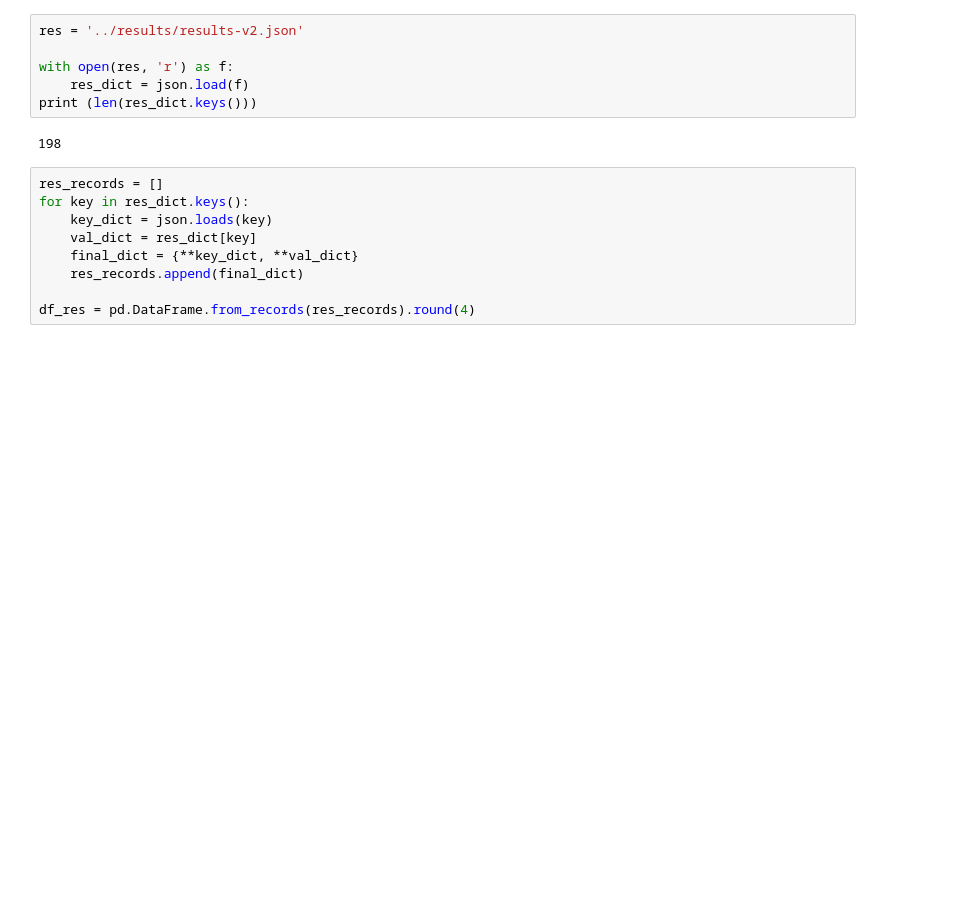
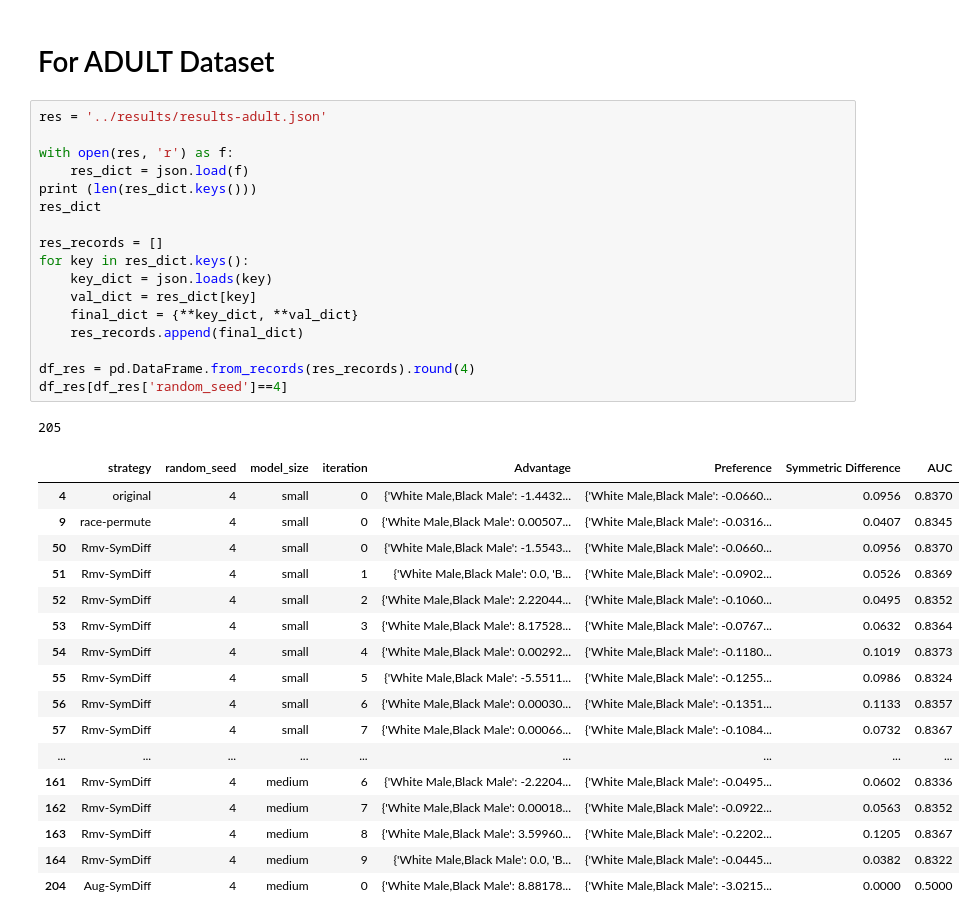
Before and after one commit to zjlxgxz/NN-verification, a Jupyter notebook: src/4-plot-fariness-auc.ipynb, the cells around one changed output. Saved outputs shown, nothing was run; the diff lists cells and outputs as text; blank space fills up the shorter version.

```diff
--- a/src/4-plot-fariness-auc.ipynb
+++ b/src/4-plot-fariness-auc.ipynb
@@ -5,17 +38,38 @@ import json
+# %% [markdown]
+# For ADULT Dataset
 # %%
-res = '../results/results-v2.json'
+res = '../results/results-adult.json'
 
 with open(res, 'r') as f:
     res_dict = json.load(f)
 print (len(res_dict.keys()))
+res_dict
+
+res_records = []
+for key in res_dict.keys():
+    key_dict = json.loads(key)
+    val_dict = res_dict[key]
+    final_dict = {**key_dict, **val_dict}
+    res_records.append(final_dict)
+
+df_res = pd.DataFrame.from_records(res_records).round(4)
+df_res[df_res['random_seed']==4]
 # %% [output]
-198
+205
+|  | strategy | random_seed | model_size | iteration | Advantage | Preference | Symmetric Difference | AUC |
+| 4 | original | 4 | small | 0 | {'White Male,Black Male': -1.4432... | {'White Male,Black Male': -0.0660... | 0.0956 | 0.8370 |
+| 9 | race-permute | 4 | small | 0 | {'White Male,Black Male': 0.00507... | {'White Male,Black Male': -0.0316... | 0.0407 | 0.8345 |
+| 50 | Rmv-SymDiff | 4 | small | 0 | {'White Male,Black Male': -1.5543... | {'White Male,Black Male': -0.0660... | 0.0956 | 0.8370 |
+| 51 | Rmv-SymDiff | 4 | small | 1 | {'White Male,Black Male': 0.0, 'B... | {'White Male,Black Male': -0.0902... | 0.0526 | 0.8369 |
+| 52 | Rmv-SymDiff | 4 | small | 2 | {'White Male,Black Male': 2.22044... | {'White Male,Black Male': -0.1060... | 0.0495 | 0.8352 |
+| 53 | Rmv-SymDiff | 4 | small | 3 | {'White Male,Black Male': 8.17528... | {'White Male,Black Male': -0.0767... | 0.0632 | 0.8364 |
+| 54 | Rmv-SymDiff | 4 | small | 4 | {'White Male,Black Male': 0.00292... | {'White Male,Black Male': -0.1180... | 0.1019 | 0.8373 |
+| 55 | Rmv-SymDiff | 4 | small | 5 | {'White Male,Black Male': -5.5511... | {'White Male,Black Male': -0.1255... | 0.0986 | 0.8324 |
+| 56 | Rmv-SymDiff | 4 | small | 6 | {'White Male,Black Male': 0.00030... | {'White Male,Black Male': -0.1351... | 0.1133 | 0.8357 |
+| 57 | Rmv-SymDiff | 4 | small | 7 | {'White Male,Black Male': 0.00066... | {'White Male,Black Male': -0.1084... | 0.0732 | 0.8367 |
+| ... | ... | ... | ... | ... | ... | ... | ... | ... |
+| 161 | Rmv-SymDiff | 4 | medium | 6 | {'White Male,Black Male': -2.2204... | {'White Male,Black Male': -0.0495... | 0.0602 | 0.8336 |
+| 162 | Rmv-SymDiff | 4 | medium | 7 | {'White Male,Black Male': 0.00018... | {'White Male,Black Male': -0.0922... | 0.0563 | 0.8352 |
+| 163 | Rmv-SymDiff | 4 | medium | 8 | {'White Male,Black Male': 3.59960... | {'White Male,Black Male': -0.2202... | 0.1205 | 0.8367 |
+| 164 | Rmv-SymDiff | 4 | medium | 9 | {'White Male,Black Male': 0.0, 'B... | {'White Male,Black Male': -0.0445... | 0.0382 | 0.8322 |
+| 204 | Aug-SymDiff | 4 | medium | 0 | {'White Male,Black Male': 8.88178... | {'White Male,Black Male': -3.0215... | 0.0000 | 0.5000 |
-# %%
-res_records = []
-for key in res_dict.keys():
-    key_dict = json.loads(key)
-    val_dict = res_dict[key]
-    final_dict = {**key_dict, **val_dict}
-    res_records.append(final_dict)
-
-df_res = pd.DataFrame.from_records(res_records).round(4)
```
Also changed, not shown: parts of 17 cells of this notebook, 3 other files.
